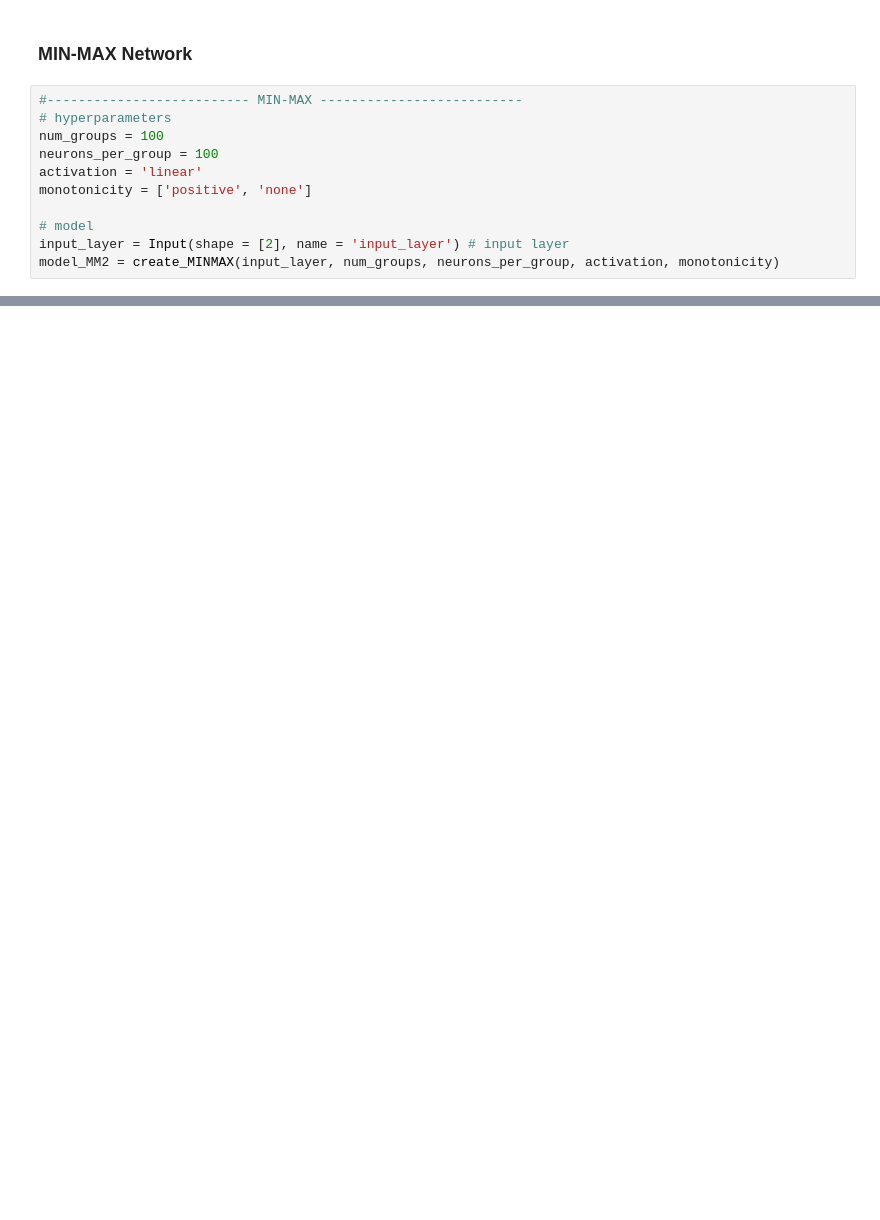
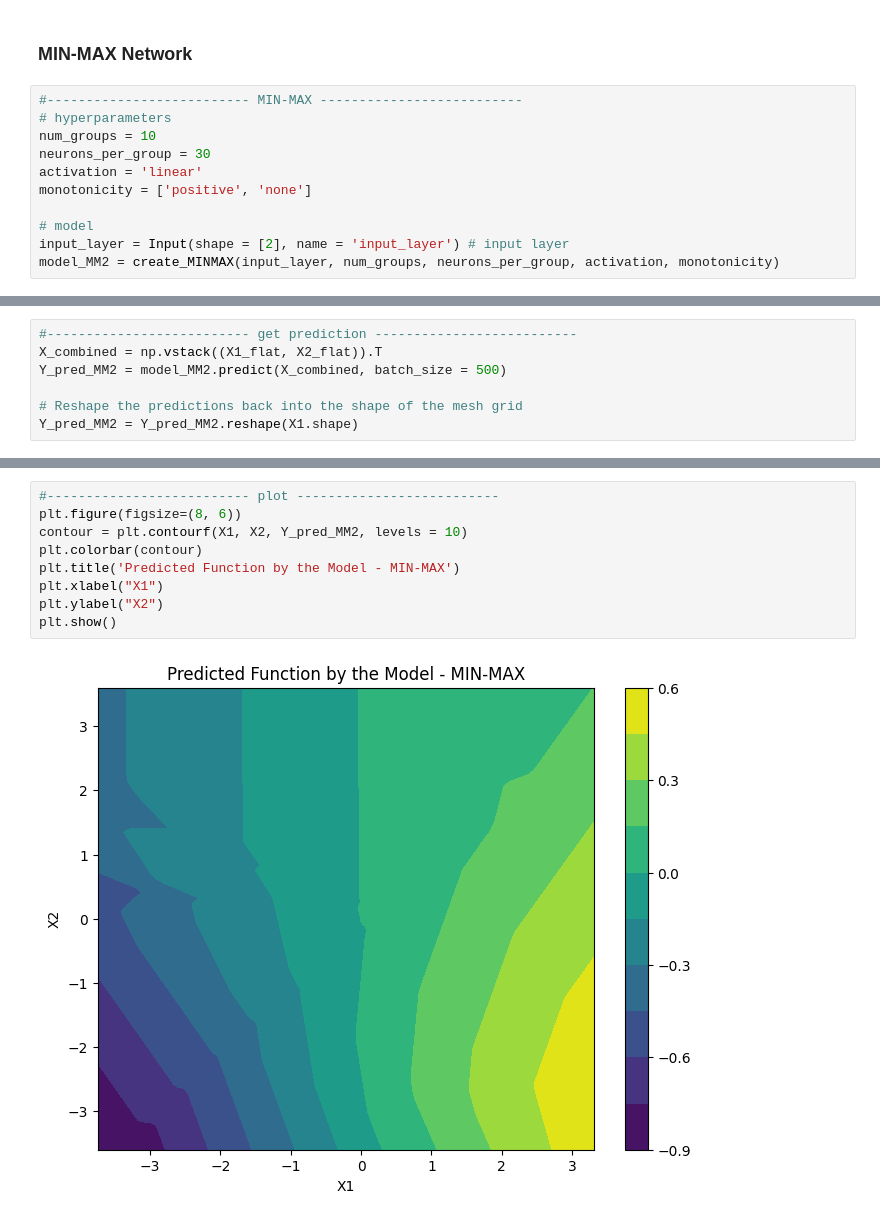
Before and after one commit to tupho289/Honours, a Jupyter notebook: monotonicity.ipynb, the cells around one changed output, grey strips where cells are left out. Drawn from its saved outputs; the diff is of its cells as text; blank space fills up the shorter version.

```diff
--- a/monotonicity.ipynb
+++ b/monotonicity.ipynb
@@ -495,8 +491,8 @@ plt.show()
 # %%
 #-------------------------- MIN-MAX --------------------------
 # hyperparameters
-num_groups = 100
-neurons_per_group = 100
+num_groups = 10
+neurons_per_group = 30
 activation = 'linear'
 monotonicity = ['positive', 'none']
 
@@ -523,0 +538,7 @@ model_MM2 = create_MINMAX(input_layer, num_groups, neurons_per_group, activation
+# %%
+#-------------------------- get prediction --------------------------
+X_combined = np.vstack((X1_flat, X2_flat)).T
+Y_pred_MM2 = model_MM2.predict(X_combined, batch_size = 500)
+
+# Reshape the predictions back into the shape of the mesh grid
+Y_pred_MM2 = Y_pred_MM2.reshape(X1.shape)
@@ -523,0 +547,11 @@ model_MM2 = create_MINMAX(input_layer, num_groups, neurons_per_group, activation
+# %%
+#-------------------------- plot --------------------------
+plt.figure(figsize=(8, 6))
+contour = plt.contourf(X1, X2, Y_pred_MM2, levels = 10)
+plt.colorbar(contour)
+plt.title('Predicted Function by the Model - MIN-MAX')
+plt.xlabel("X1")
+plt.ylabel("X2")
+plt.show()
+# %% [output]
+[figure, added]
```
Also changed, not shown: parts of 20 cells of this notebook, 1 other file.
